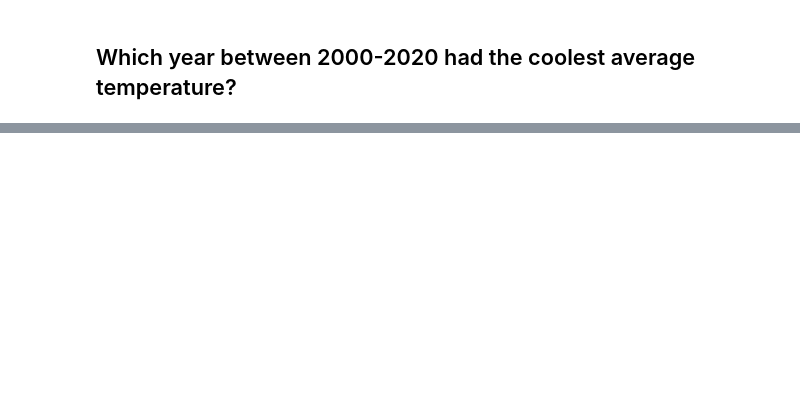
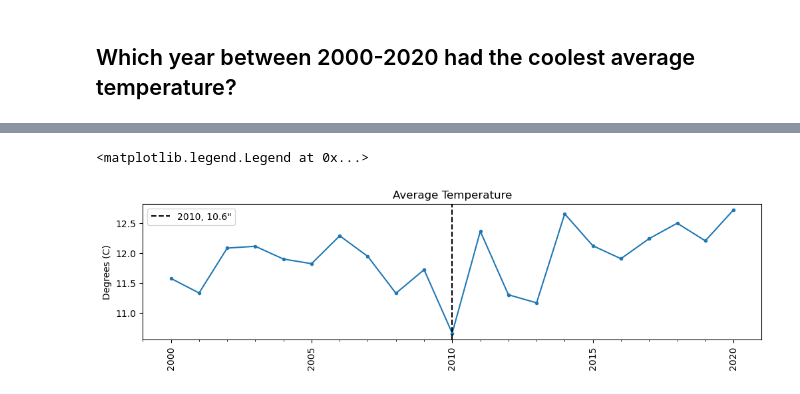
Before and after one commit to JosephPLim/Coding-Dojo-Resampling-Datetime-Data, a Jupyter notebook: Resampling-Datetime-Data.ipynb, the cells around one changed output, grey strips where cells are left out. Saved outputs shown, nothing was run; the diff lists cells and outputs as text; code cells hidden in the pictures; blank space fills up the shorter version.

```diff
--- a/Resampling-Datetime-Data.ipynb
+++ b/Resampling-Datetime-Data.ipynb
@@ -100,2 +254,5 @@ dtype: float64
 # %% [markdown]
 ## Which year between 2000-2020 had the coolest average temperature?
+# %%
+cool_df = df_2000s["mean_temp"].to_frame()
+cool_df.head()
@@ -101,0 +267,4 @@ dtype: float64
+# %%
+#Selecting only data from 2000-2010
+cool_df = cool_df.loc["2000":"2020"]
+print(cool_df.head(), cool_df.tail())
@@ -101,0 +285,4 @@ dtype: float64
+# %%
+#Getting total precipitation by month
+cool_df = cool_df.resample("YS").mean()
+cool_df.head()
@@ -101,0 +297,3 @@ dtype: float64
+# %%
+min_temp = cool_df["mean_temp"].idxmin()
+min_temp
@@ -101,0 +307,29 @@ dtype: float64
+# %%
+year_loc = mdates.YearLocator(5)
+year_fmt = mdates.DateFormatter("%Y")
+
+month_loc = mdates.YearLocator(1)
+
+#Plotting Data
+fig, ax = plt.subplots()
+ax.plot(cool_df.index, cool_df.values, marker = ".")
+
+#Formatting major ticks
+ax.xaxis.set_major_locator(year_loc)
+ax.xaxis.set_major_formatter(year_fmt)
+fig.autofmt_xdate(rotation=90,ha='center')
+
+#Formatting minor ticks
+ax.xaxis.set_minor_locator(month_loc)
+
+#Setting vertical line to show maximum rainfall month
+ax.axvline(min_temp, color = "black",label="2010, 10.6\"", ls = "--")
+
+#Setting Labels
+ax.set_ylabel("Degrees (C)")
+ax.set_title("Average Temperature")
+
+ax.legend()
+# %% [output]
+<matplotlib.legend.Legend at 0x...>
+[figure, added]
```
Also changed, not shown: parts of 28 cells of this notebook.
